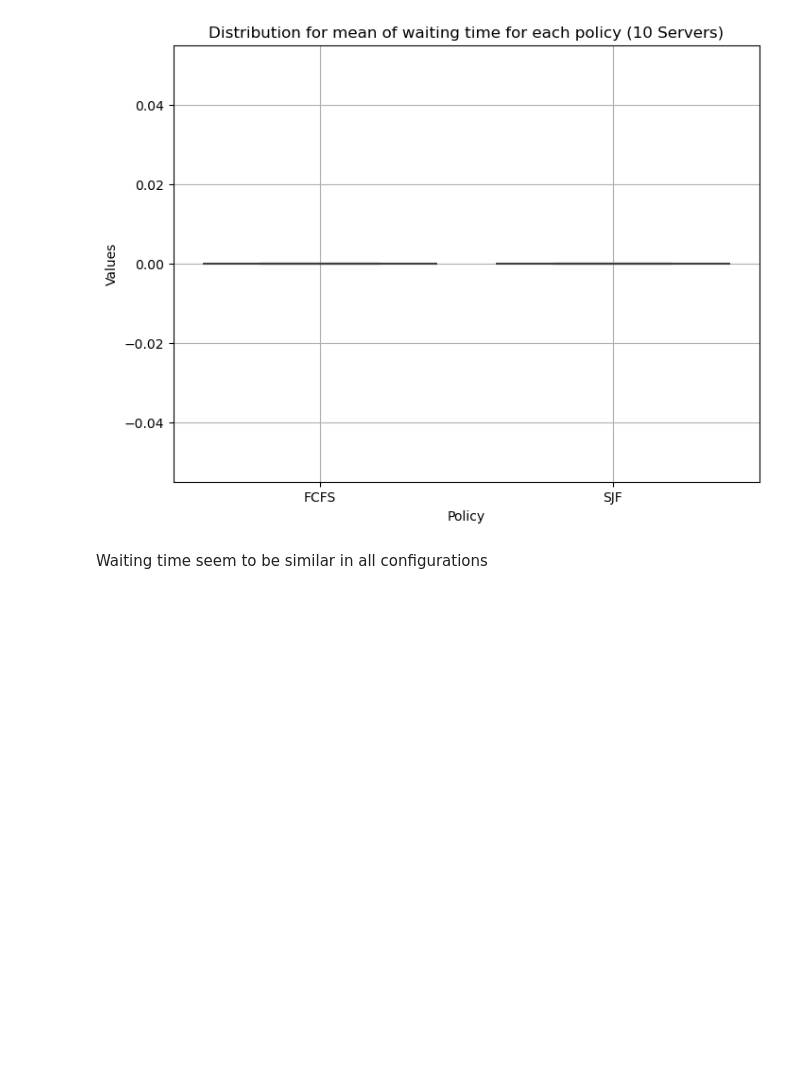
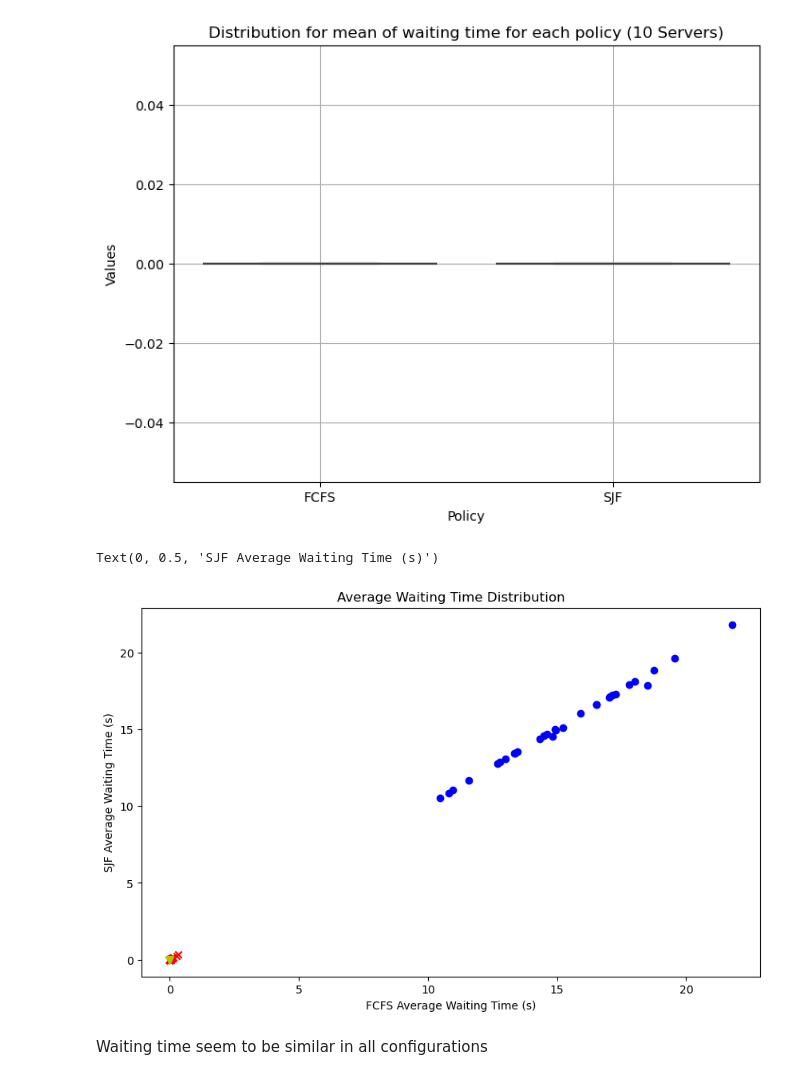
Before and after one commit to p-chk/tape-sim, a Jupyter notebook: simulationprojectV2.ipynb, the cells around one changed output. Saved outputs shown, nothing was run; the diff lists cells and outputs as text; code cells hidden in the pictures; blank space fills up the shorter version.

```diff
--- a/simulationprojectV2.ipynb
+++ b/simulationprojectV2.ipynb
@@ -406,6 +406,19 @@ plt.grid(True)
 plt.show()
 # %% [output]
 [figure]
+# %%
+plt.figure(figsize=(10, 6))
+plt.scatter(FCFS_2_data['Avg_Wait_Time'], SJF_2_data['Avg_Wait_Time'], color='b', marker='o')
+plt.scatter(FCFS_5_data['Avg_Wait_Time'], SJF_5_data['Avg_Wait_Time'], color='r', marker='x')
+plt.scatter(FCFS_10_data['Avg_Wait_Time'], SJF_10_data['Avg_Wait_Time'], color='y', marker='v')
+
+# Adding titles and labels
+plt.title('Average Waiting Time Distribution')
+plt.xlabel('FCFS Average Waiting Time (s)')
+plt.ylabel('SJF Average Waiting Time (s)')
+# %% [output]
+Text(0, 0.5, 'SJF Average Waiting Time (s)')
+[figure, added]
 # %% [markdown]
 Waiting time seem to be similar in all configurations
 # %%
```
Also changed, not shown: parts of 9 cells of this notebook.
